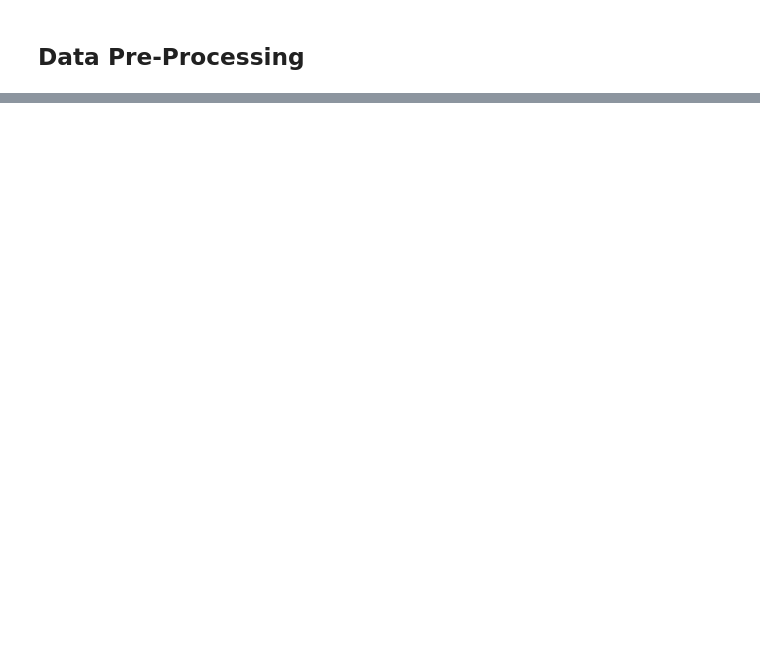
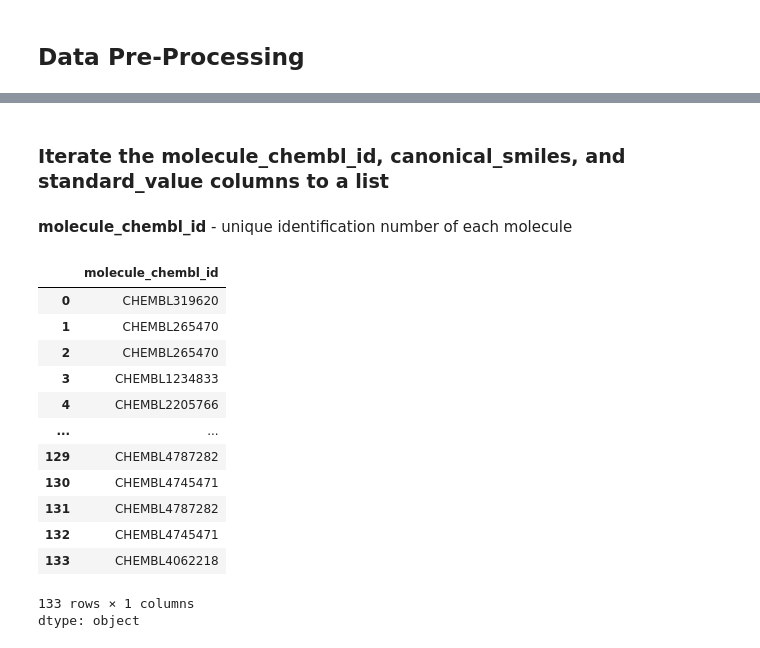
Before and after one commit to samservo09/bioinformatics-bipolar-drug-discovery, a Jupyter notebook: 1-data-collection.ipynb, the cells around one changed output, grey strips where cells are left out. Saved outputs shown, nothing was run; the diff lists cells and outputs as text; code cells hidden in the pictures; blank space fills up the shorter version.

```diff
--- a/1-data-collection.ipynb
+++ b/1-data-collection.ipynb
@@ -62,0 +158,21 @@ dtype: object
+# %% [markdown]
+### Iterate the molecule_chembl_id, canonical_smiles, and standard_value columns to a list
+# %% [markdown]
+**molecule_chembl_id** - unique identification number of each molecule
+# %%
+df2.molecule_chembl_id
+# %% [output]
+|  | molecule_chembl_id |
+| 0 | CHEMBL319620 |
+| 1 | CHEMBL265470 |
+| 2 | CHEMBL265470 |
+| 3 | CHEMBL1234833 |
+| 4 | CHEMBL2205766 |
+| ... | ... |
+| 129 | CHEMBL4787282 |
+| 130 | CHEMBL4745471 |
+| 131 | CHEMBL4787282 |
+| 132 | CHEMBL4745471 |
+| 133 | CHEMBL4062218 |
+133 rows × 1 columns
+dtype: object
```
Also changed, not shown: parts of 27 cells of this notebook.
